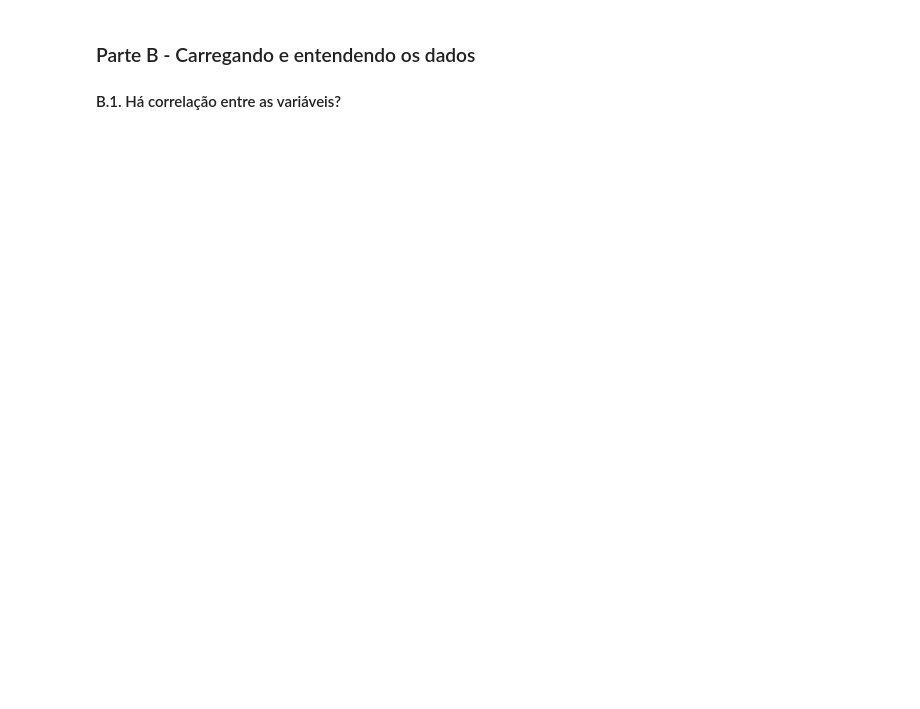
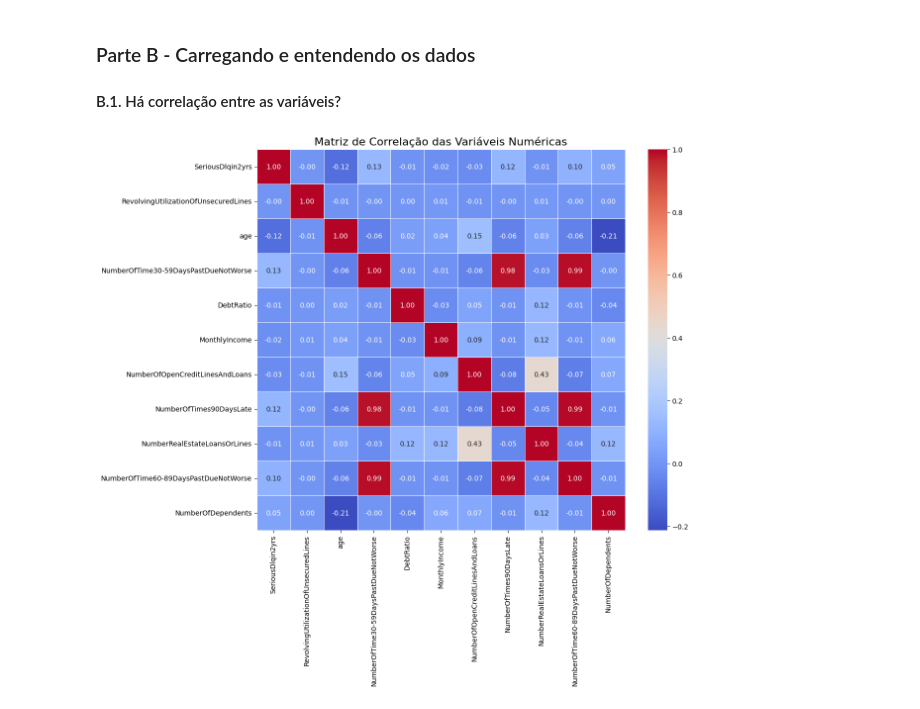
Before and after one commit to magalhaestiago/credit-risk-analysis-and-prediction, a Jupyter notebook: Credit Risk Analysis and Prediction.ipynb, the cells around one changed output. Cells and saved outputs as stored; diff of their text form; code cells hidden in the pictures; blank space fills up the shorter version.

```diff
--- a/Credit Risk Analysis and Prediction.ipynb
+++ b/Credit Risk Analysis and Prediction.ipynb
@@ -132,7 +133,28 @@ AgeGroup
 80-89     5125
 90+        687
 Name: count, dtype: int64
+# %%
+df = df.drop(columns=['AgeGroup'])
 # %% [markdown]
 ### Parte B - Carregando e entendendo os dados
 
 #### B.1. Há correlação entre as variáveis?
+# %%
+matriz_correlacao = df.drop(columns=['Unnamed: 0']).corr()
+
+plt.figure(figsize=(12, 10))
+
+
+sns.heatmap(
+    matriz_correlacao,
+    annot=True,
+    cmap='coolwarm',
+    fmt=".2f",
+    linewidths=.5
+)
+
+plt.title('Matriz de Correlação das Variáveis Numéricas', fontsize=16)
+
+plt.show()
+# %% [output]
+[figure, added]
```
Also changed, not shown: parts of 16 cells of this notebook, 1 other file.
